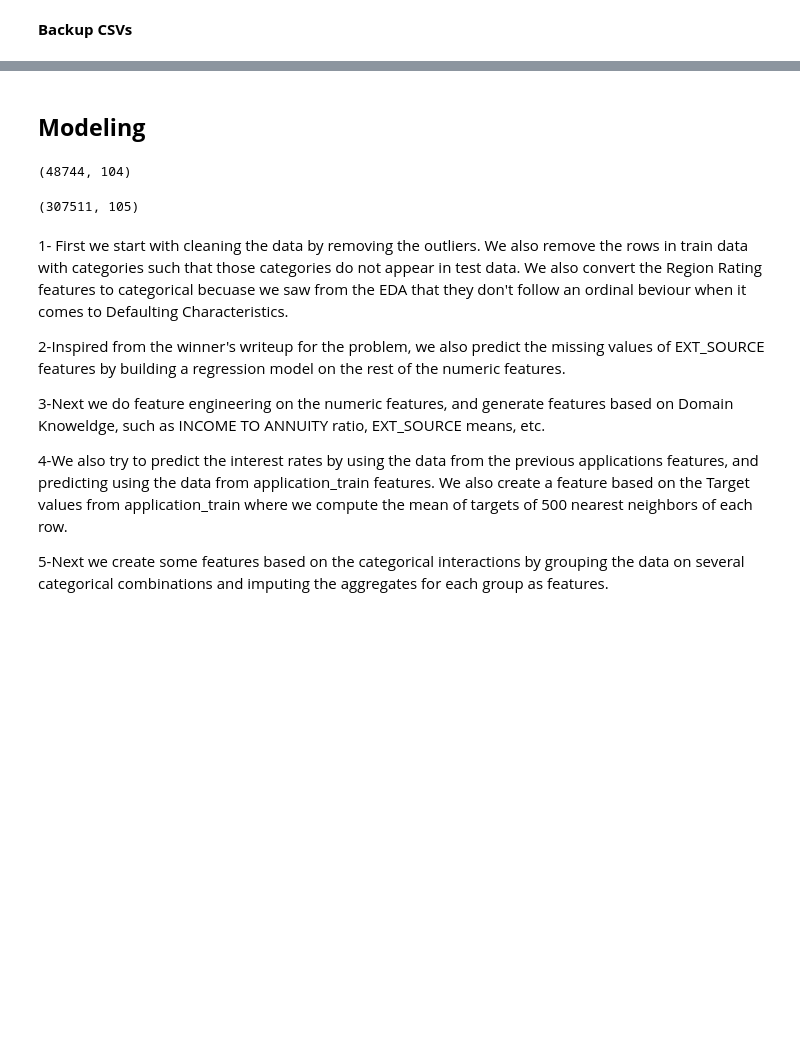
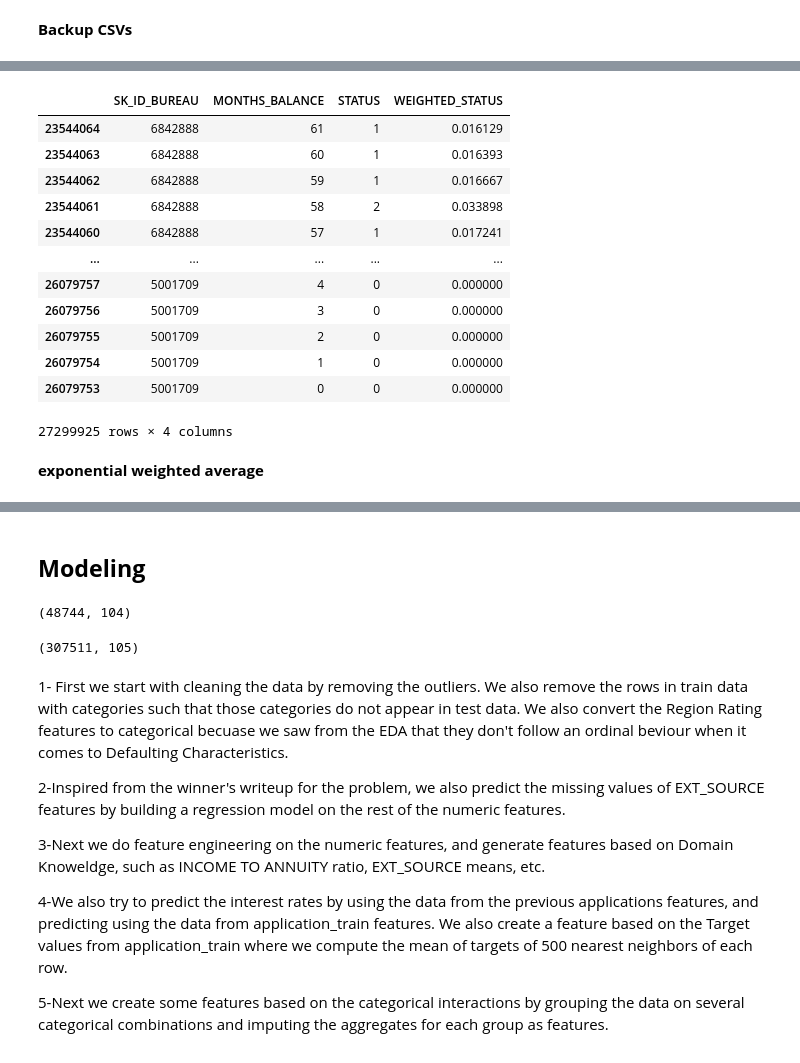
Before and after one commit to Azimoj/Credit-scoring, a Jupyter notebook: Credit__scoring_Modeling.ipynb, the cells around one changed output, grey strips where cells are left out. Cells and saved outputs as stored; diff of their text form; code cells hidden in the pictures; blank space fills up the shorter version.

```diff
--- a/Credit__scoring_Modeling.ipynb
+++ b/Credit__scoring_Modeling.ipynb
@@ -515,0 +637,34 @@ NameError: ignored
+# %%
+#as we saw from EDA, bureau_balance has a variable called STATUS, which describes about the status of loan.
+#it has 7 labels, we will label encode them
+#so we give C as 0, and rest increasing
+#also we will give X the benefit of doubt and keep it as middle value
+dict_for_status = { 'C': 0, '0': 1, '1': 2, '2': 3, 'X': 4, '3': 5, '4': 6, '5': 7}
+bureau_balance['STATUS'] = bureau_balance['STATUS'].map(dict_for_status)
+
+#weighing the status with the months_balance
+#converting months to positive
+bureau_balance['MONTHS_BALANCE'] = np.abs(bureau_balance['MONTHS_BALANCE'])
+bureau_balance['WEIGHTED_STATUS'] = bureau_balance.STATUS / (bureau_balance.MONTHS_BALANCE + 1)
+# %%
+#sorting the bureau_balance in ascending order of month and by the bureau SK_ID
+#this is done so as to make the rolling exponential average easily for previous months till current month
+bureau_balance = bureau_balance.sort_values(by=['SK_ID_BUREAU', 'MONTHS_BALANCE'], ascending=[0, 0])
+# %%
+bureau_balance
+# %% [output]
+|  | SK_ID_BUREAU | MONTHS_BALANCE | STATUS | WEIGHTED_STATUS |
+| 23544064 | 6842888 | 61 | 1 | 0.016129 |
+| 23544063 | 6842888 | 60 | 1 | 0.016393 |
+| 23544062 | 6842888 | 59 | 1 | 0.016667 |
+| 23544061 | 6842888 | 58 | 2 | 0.033898 |
+| 23544060 | 6842888 | 57 | 1 | 0.017241 |
+| ... | ... | ... | ... | ... |
+| 26079757 | 5001709 | 4 | 0 | 0.000000 |
+| 26079756 | 5001709 | 3 | 0 | 0.000000 |
+| 26079755 | 5001709 | 2 | 0 | 0.000000 |
+| 26079754 | 5001709 | 1 | 0 | 0.000000 |
+| 26079753 | 5001709 | 0 | 0 | 0.000000 |
+27299925 rows × 4 columns
+# %% [markdown]
+**exponential weighted average**
```
Also changed, not shown: parts of 161 cells of this notebook.
